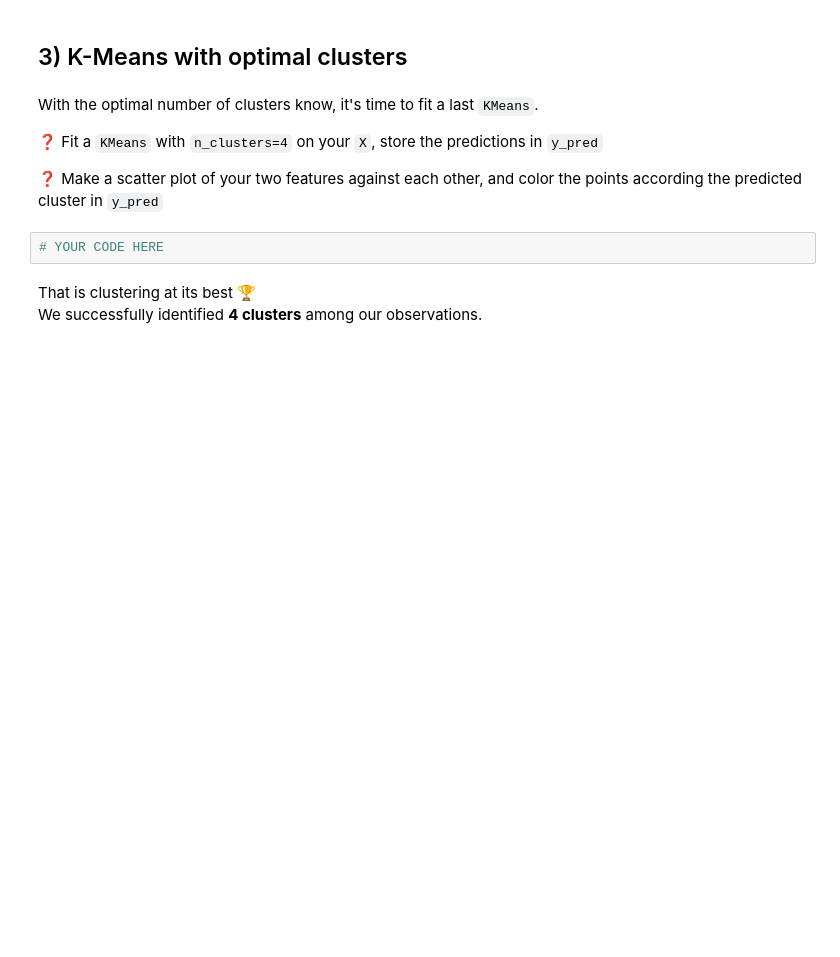
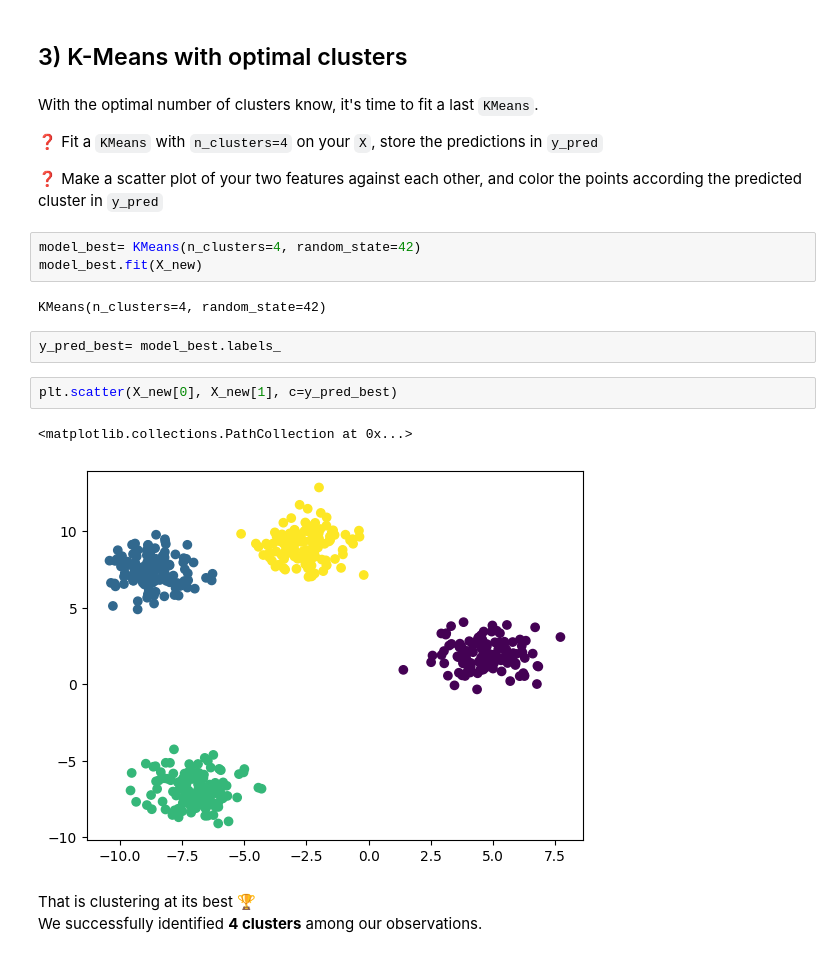
Before and after one commit to ParissaPeimaniyfard/data-image-compression, a Jupyter notebook: warmup_k_means.ipynb, the cells around one changed output. Saved outputs shown, nothing was run; the diff lists cells and outputs as text; blank space fills up the shorter version.

```diff
--- a/warmup_k_means.ipynb
+++ b/warmup_k_means.ipynb
@@ -208,8 +218,18 @@ With the optimal number of clusters know, it's time to fit a last `KMeans`.
 ❓ Fit a `KMeans` with `n_clusters=4` on your `X`, store the predictions in `y_pred`
 
 ❓ Make a scatter plot of your two features against each other, and color the points  according the predicted cluster in `y_pred`
-# %%
-# YOUR CODE HERE
+# %%
+model_best= KMeans(n_clusters=4, random_state=42)
+model_best.fit(X_new)
+# %% [output]
+KMeans(n_clusters=4, random_state=42)
+# %%
+y_pred_best= model_best.labels_
+# %%
+plt.scatter(X_new[0], X_new[1], c=y_pred_best)
+# %% [output]
+<matplotlib.collections.PathCollection at 0x...>
+[figure, added]
 # %% [markdown]
 That is clustering at its best 	🏆
 We successfully identified **4 clusters** among our observations.
```
Also changed, not shown: parts of 6 cells of this notebook, 1 other file.
